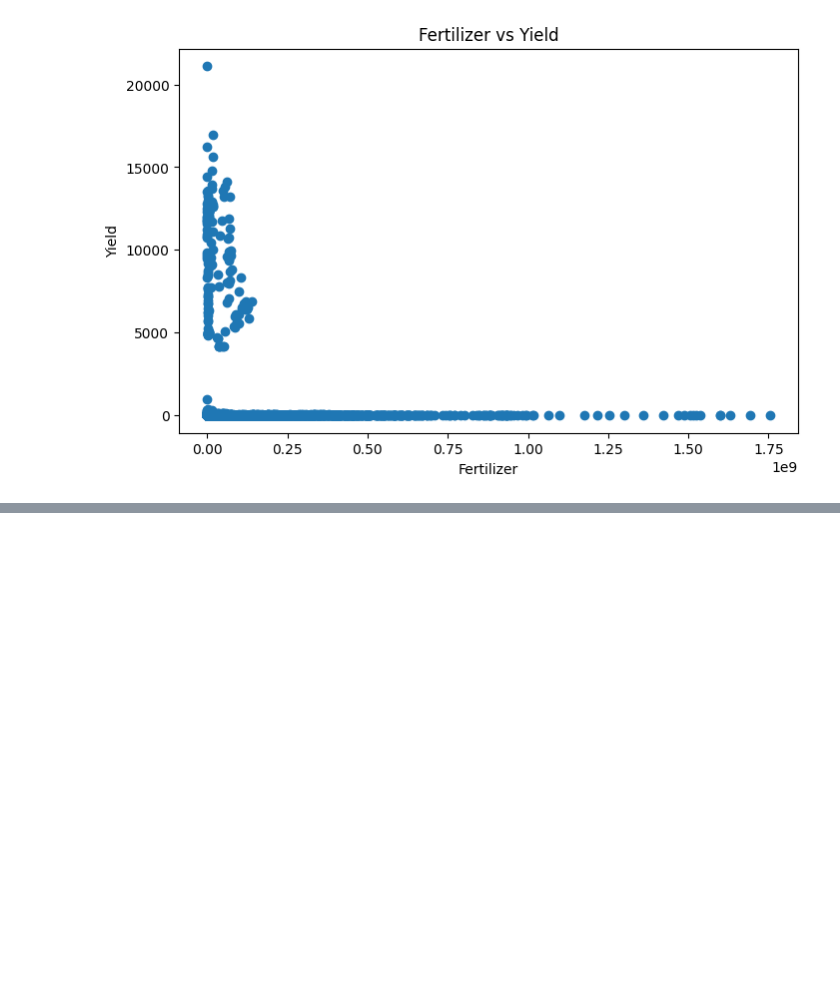
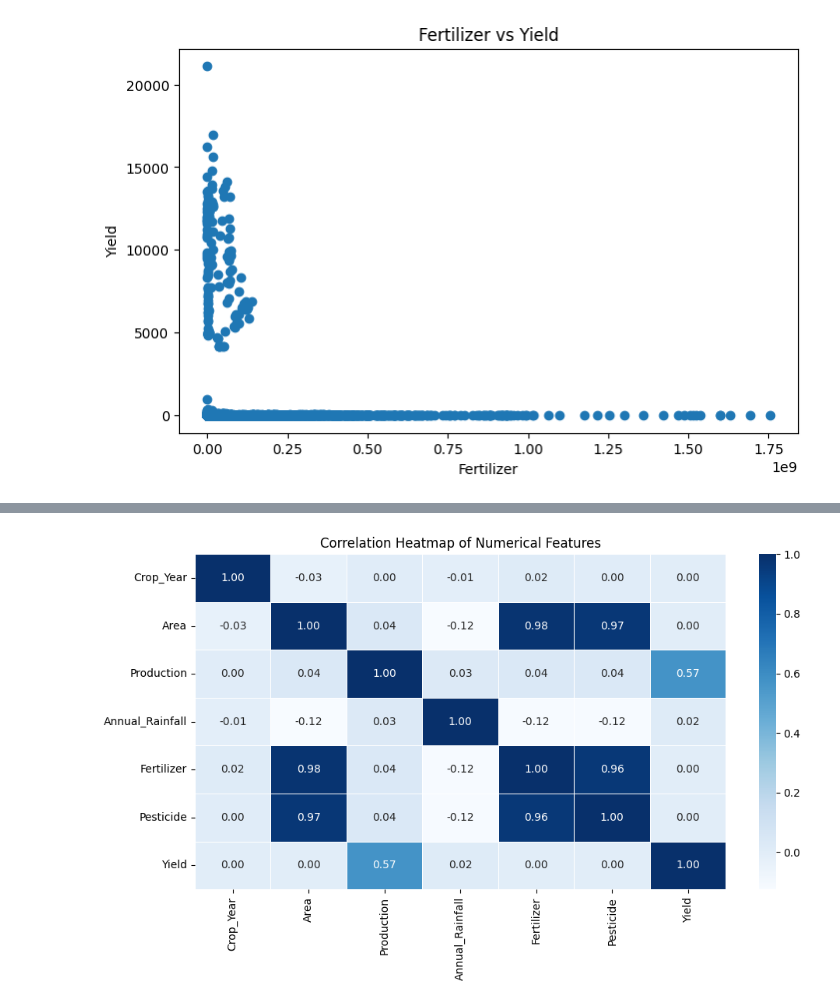
Before and after one commit to isabel0803/MLM_In_prod_group_project, a Jupyter notebook: bharat_farming/exploration/p1.ipynb, the cells around one changed output, grey strips where cells are left out. Saved outputs shown, nothing was run; the diff lists cells and outputs as text; code cells hidden in the pictures; blank space fills up the shorter version.

```diff
--- a/bharat_farming/exploration/p1.ipynb
+++ b/bharat_farming/exploration/p1.ipynb
@@ -137,0 +140,16 @@ plt.show()
+# %%
+numeric_df = df_base.select_dtypes(include=['float64', 'int64'])
+
+plt.figure(figsize=(10, 6))
+sns.heatmap(
+    numeric_df.corr(),
+    annot=True,
+    cmap='Blues',
+    fmt=".2f",
+    linewidths=0.5
+)
+plt.title('Correlation Heatmap of Numerical Features')
+plt.tight_layout()
+plt.show()
+# %% [output]
+[figure, added]
```
Also changed, not shown: parts of 12 cells of this notebook.
